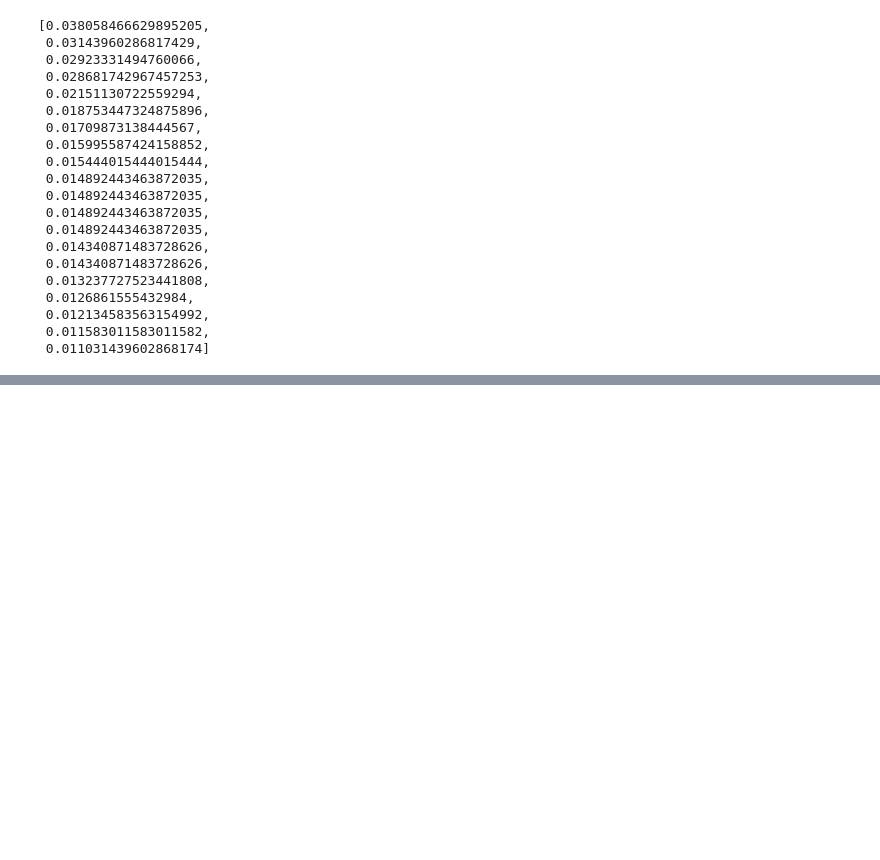
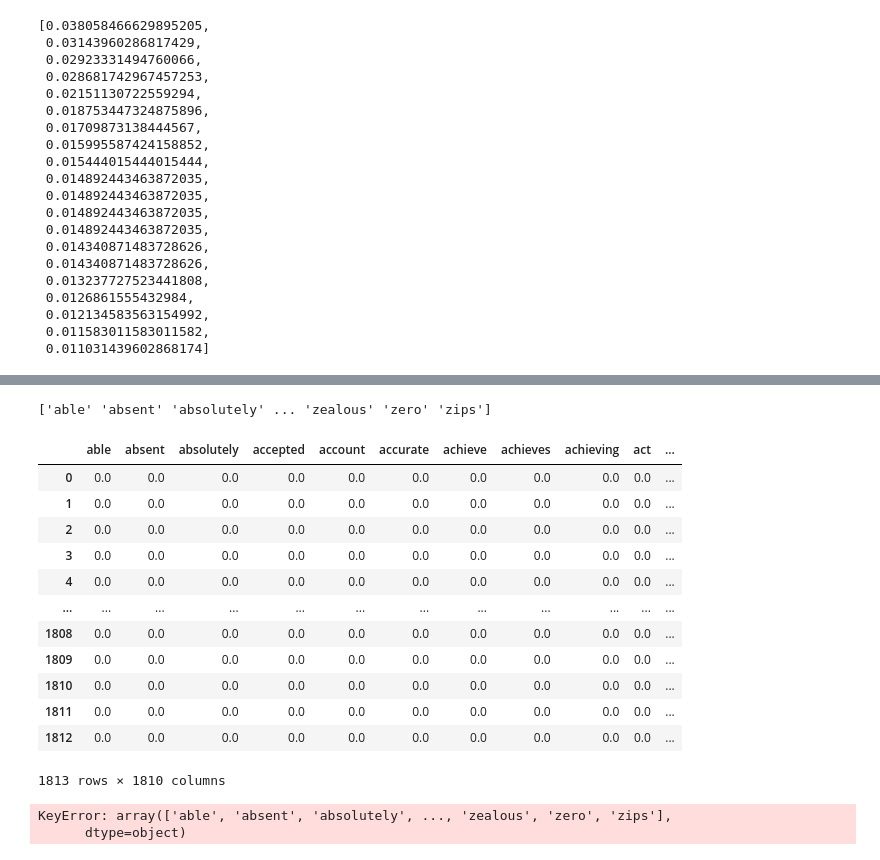
Before and after one commit to erinmcmahon26/NLP-Chat-Bot, a Jupyter notebook: First_Vectorized_Representation.ipynb, the cells around one changed output, grey strips where cells are left out. Cells and saved outputs as stored; diff of their text form; code cells hidden in the pictures; blank space fills up the shorter version.

```diff
--- a/First_Vectorized_Representation.ipynb
+++ b/First_Vectorized_Representation.ipynb
@@ -287,0 +254,4 @@ Remove punctuation, stop words, tags, and made lower case. No other text cleanin
+# %%
+# using the clean tokens created from above
+tf_idf_model = TfidfVectorizer()
+tf_idf_model.fit(total_vocab)
@@ -287,0 +286,2 @@ Remove punctuation, stop words, tags, and made lower case. No other text cleanin
+# %%
+tf_idf_vector = tf_idf_model.fit_transform(total_vocab)
@@ -287,0 +300,3 @@ Remove punctuation, stop words, tags, and made lower case. No other text cleanin
+# %%
+tf_idf_array = tf_idf_vector.toarray()
+print(tf_idf_array)
@@ -287,0 +311,27 @@ Remove punctuation, stop words, tags, and made lower case. No other text cleanin
+# %%
+words_set = tf_idf_model.get_feature_names_out()
+print(words_set)
+# %% [output]
+['able' 'absent' 'absolutely' ... 'zealous' 'zero' 'zips']
+# %%
+df_tf_idf = pd.DataFrame(tf_idf_array, columns = words_set)
+df_tf_idf
+# %% [output]
+|  | able | absent | absolutely | accepted | account | accurate | achieve | achieves | achieving | act | ... |
+| 0 | 0.0 | 0.0 | 0.0 | 0.0 | 0.0 | 0.0 | 0.0 | 0.0 | 0.0 | 0.0 | ... |
+| 1 | 0.0 | 0.0 | 0.0 | 0.0 | 0.0 | 0.0 | 0.0 | 0.0 | 0.0 | 0.0 | ... |
+| 2 | 0.0 | 0.0 | 0.0 | 0.0 | 0.0 | 0.0 | 0.0 | 0.0 | 0.0 | 0.0 | ... |
+| 3 | 0.0 | 0.0 | 0.0 | 0.0 | 0.0 | 0.0 | 0.0 | 0.0 | 0.0 | 0.0 | ... |
+| 4 | 0.0 | 0.0 | 0.0 | 0.0 | 0.0 | 0.0 | 0.0 | 0.0 | 0.0 | 0.0 | ... |
+| ... | ... | ... | ... | ... | ... | ... | ... | ... | ... | ... | ... |
+| 1808 | 0.0 | 0.0 | 0.0 | 0.0 | 0.0 | 0.0 | 0.0 | 0.0 | 0.0 | 0.0 | ... |
+| 1809 | 0.0 | 0.0 | 0.0 | 0.0 | 0.0 | 0.0 | 0.0 | 0.0 | 0.0 | 0.0 | ... |
+| 1810 | 0.0 | 0.0 | 0.0 | 0.0 | 0.0 | 0.0 | 0.0 | 0.0 | 0.0 | 0.0 | ... |
+| 1811 | 0.0 | 0.0 | 0.0 | 0.0 | 0.0 | 0.0 | 0.0 | 0.0 | 0.0 | 0.0 | ... |
+| 1812 | 0.0 | 0.0 | 0.0 | 0.0 | 0.0 | 0.0 | 0.0 | 0.0 | 0.0 | 0.0 | ... |
+1813 rows × 1810 columns
+# %%
+df_tf_idf.T.sort_values(by = ).head(10)
+# %% [output]
+KeyError: array(['able', 'absent', 'absolutely', ..., 'zealous', 'zero', 'zips'],
+      dtype=object)
```
Also changed, not shown: parts of 15 cells of this notebook.
